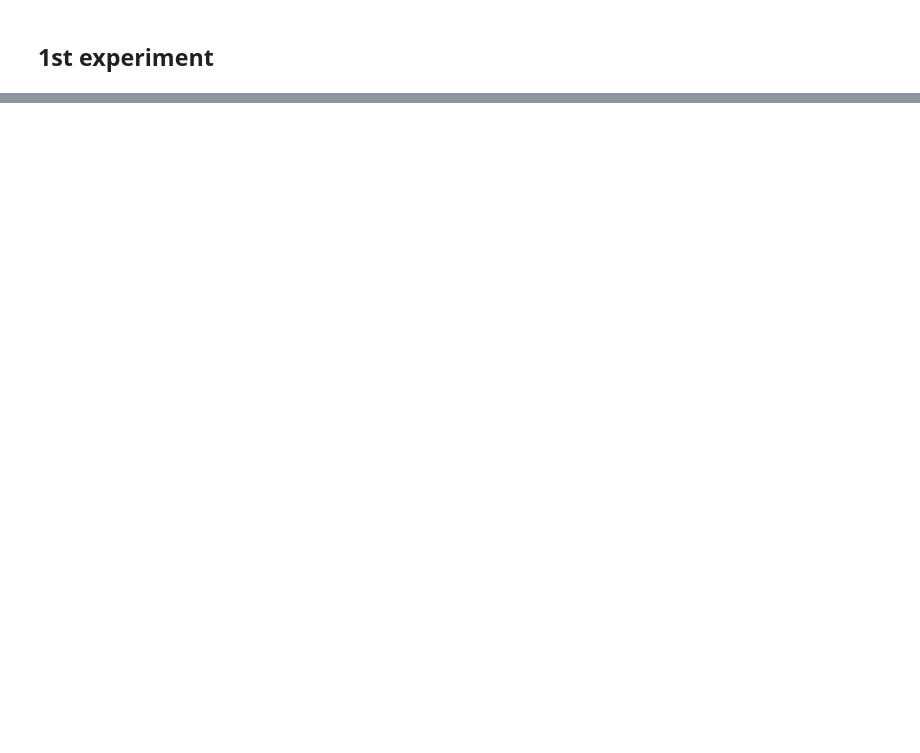
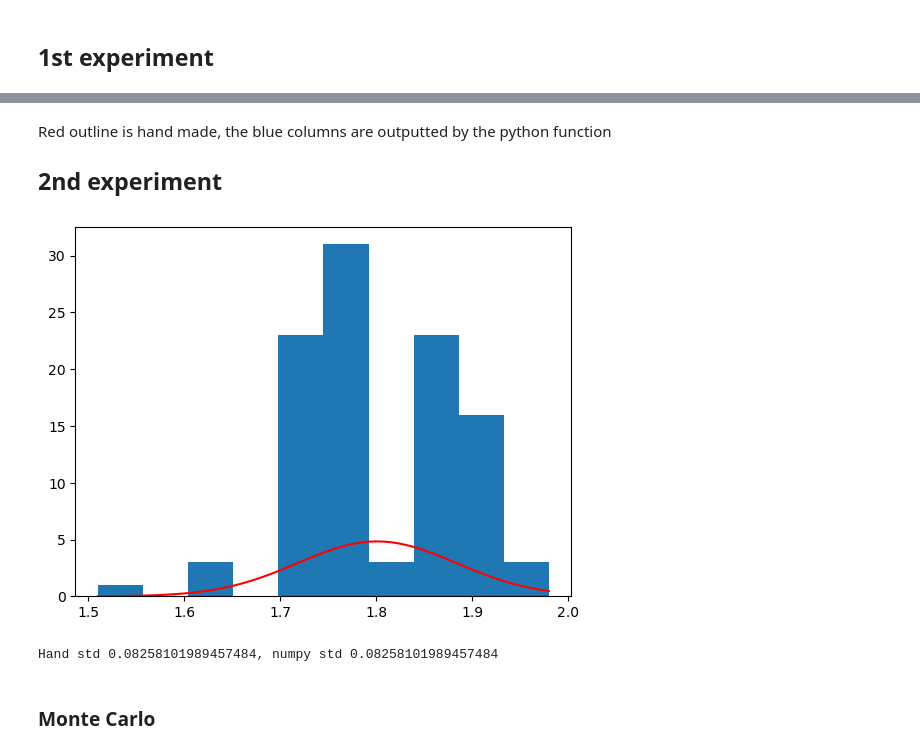
Before and after one commit to HerveSV/UNI_numerique, a Jupyter notebook: L2/HerveSV_TDM2.ipynb, the cells around one changed output, grey strips where cells are left out. Saved outputs shown, nothing was run; the diff lists cells and outputs as text; code cells hidden in the pictures; blank space fills up the shorter version.

```diff
--- a/L2/HerveSV_TDM2.ipynb
+++ b/L2/HerveSV_TDM2.ipynb
@@ -76,0 +91,34 @@ plt.show()
+# %% [markdown]
+Red outline is hand made, the blue columns are outputted by the python function
+
+
+## 2nd experiment
+# %%
+def std_deviation(x, mean):
+    return np.sqrt(np.sum([(e-mean)**2 for e in x]) / len(x) )
+
+def normal_distrib(x, mean, sigma):
+    gauss = np.exp(-0.5*((x-mean)/sigma)**2)
+    return gauss / (sigma*np.sqrt(2*np.pi))
+# %%
+fall_data = data_chrono['T']
+
+mean_time = np.mean(fall_data)
+sigma = std_deviation(fall_data, mean_time)
+
+x = np.linspace(fall_data.min(), fall_data.max(), 100)
+
+normal_dist = normal_distrib(x, mean_time, sigma)
+
+
+plt.hist(fall_data, bins=N_BIN, color=None)
+plt.plot(x, normal_dist, color="r")
+
+plt.show()
+
+print(f"Hand std {sigma}, numpy std {np.std(fall_data)}")
+# %% [output]
+[figure, added]
+Hand std 0.08258101989457484, numpy std 0.08258101989457484
+# %% [markdown]
+### Monte Carlo
```
Also changed, not shown: parts of 35 cells of this notebook, 28 other files.
